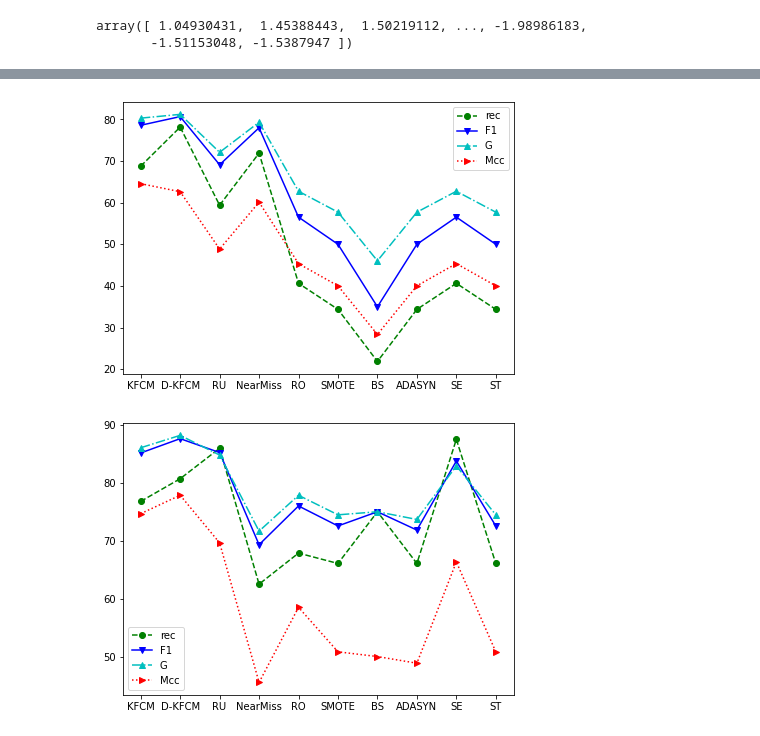
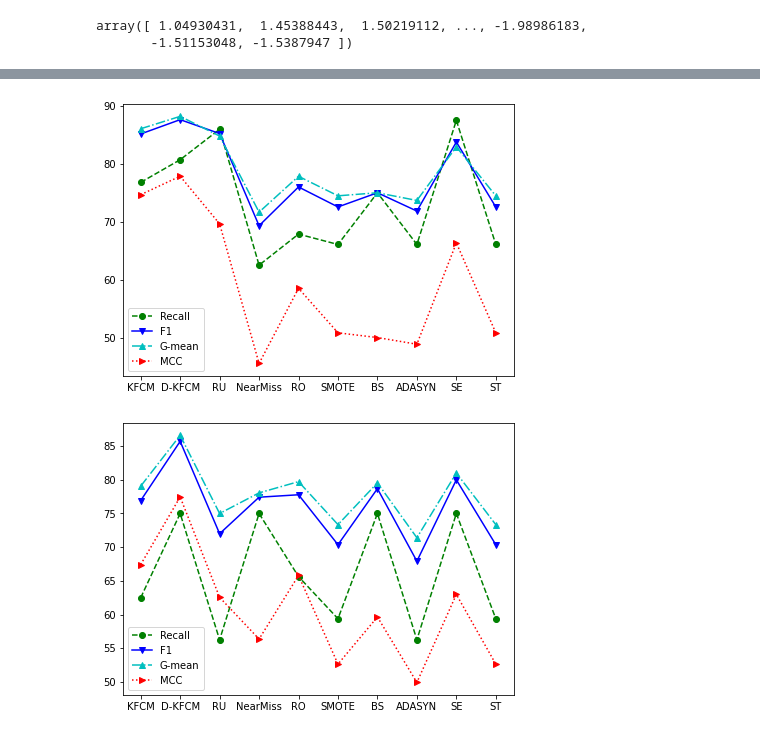
Before and after one commit to dlagez/python, a Jupyter notebook: demo/demo2.ipynb, the cells around one changed output, grey strips where cells are left out. Drawn from its saved outputs; the diff is of its cells as text; code cells hidden in the pictures.

```diff
--- a/demo/demo2.ipynb
+++ b/demo/demo2.ipynb
@@ -75,29 +99,29 @@ array([ 1.04930431,  1.45388443,  1.50219112, ..., -1.98986183,
 # %%
-file_path = '/Users/roczhang/Library/CloudStorage/OneDrive-个人/data/demo/data2.csv'
+file_path = '/Users/roczhang/Library/CloudStorage/OneDrive-个人/data/demo/data3.csv'
 data = pd.read_csv(file_path)
 rec = data['Rec'].tolist()
 F1 = data['F1'].tolist()
 G = data['G'].tolist()
 Mcc = data['Mcc'].tolist()
 
 # t = ['KFCM', 'D-KFCM', 'RU', 'NearMiss', 'RO', 'SMOTE', 'Border-line', 'ADASYN', 'SMOTE-ENN', 'SMOTE-Tomek']
 t = ['KFCM', 'D-KFCM', 'RU', 'NearMiss', 'RO', 'SMOTE', 'BS', 'ADASYN', 'SE', 'ST']
 
 fig = plt.figure(figsize=(7, 5))
-plt.plot(t, rec, 'go--', label='rec')
+plt.plot(t, rec, 'go--', label='Recall')
 plt.plot(t, F1, 'bv-', label='F1')
-plt.plot(t, G, 'c^-.', label='G')
-plt.plot(t, Mcc, 'r>:', label='Mcc')
+plt.plot(t, G, 'c^-.', label='G-mean')
+plt.plot(t, Mcc, 'r>:', label='MCC')
 
 # plt.set_ylim(20, 100)
 # ax.set_xticklabels(t, rotation=75)
 # fig.tight_layout()
 plt.legend(loc='best')
 plt.show()
 # %% [output]
-[figure, old version]
+[figure, new version]
 # %%
-file_path = '/Users/roczhang/Library/CloudStorage/OneDrive-个人/data/demo/data3.csv'
+file_path = '/Users/roczhang/Library/CloudStorage/OneDrive-个人/data/demo/data4.csv'
 data = pd.read_csv(file_path)
 rec = data['Rec'].tolist()
 F1 = data['F1'].tolist()
@@ -108,10 +132,10 @@ Mcc = data['Mcc'].tolist()
 t = ['KFCM', 'D-KFCM', 'RU', 'NearMiss', 'RO', 'SMOTE', 'BS', 'ADASYN', 'SE', 'ST']
 
 fig = plt.figure(figsize=(7, 5))
-plt.plot(t, rec, 'go--', label='rec')
+plt.plot(t, rec, 'go--', label='Recall')
 plt.plot(t, F1, 'bv-', label='F1')
-plt.plot(t, G, 'c^-.', label='G')
-plt.plot(t, Mcc, 'r>:', label='Mcc')
+plt.plot(t, G, 'c^-.', label='G-mean')
+plt.plot(t, Mcc, 'r>:', label='MCC')
 
 # plt.set_ylim(20, 100)
 # ax.set_xticklabels(t, rotation=75)
@@ -119,4 +143,4 @@ plt.plot(t, Mcc, 'r>:', label='Mcc')
 plt.legend(loc='best')
 plt.show()
 # %% [output]
-[figure, old version]
+[figure, new version]
```
Also changed, not shown: parts of 3 cells of this notebook.
